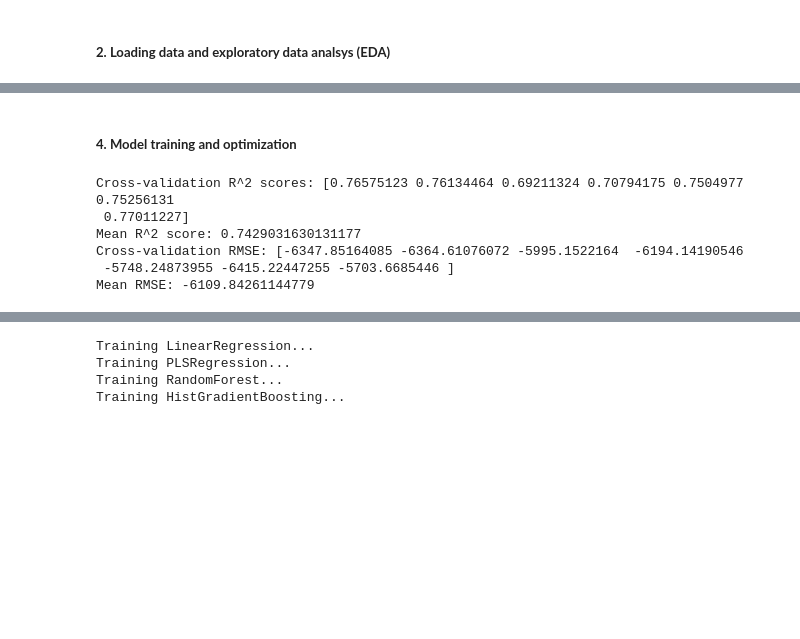
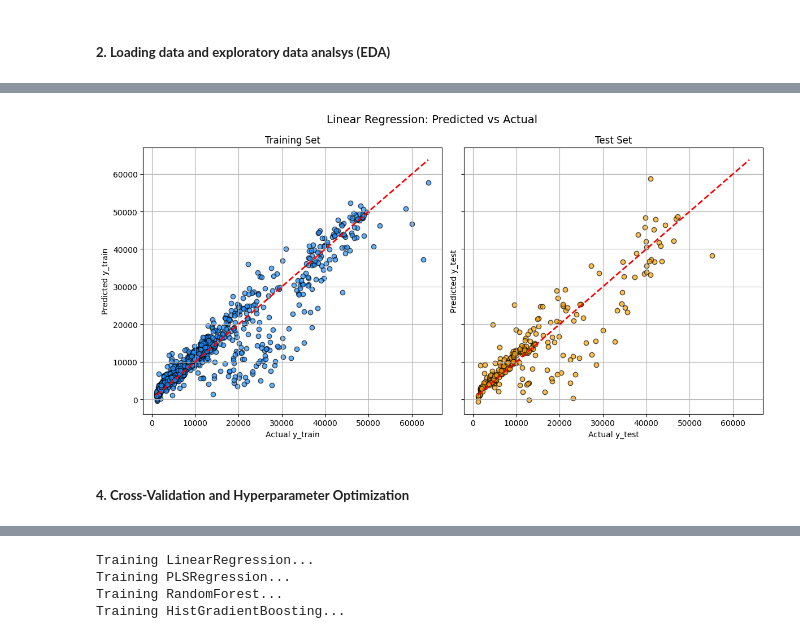
Before and after one commit to Hosseinhamedi/SWB_Predictive_Analytics_Machine_Leanring, a Jupyter notebook: notebooks/Linear_regression.ipynb, the cells around one changed output, grey strips where cells are left out. Saved outputs shown, nothing was run; the diff lists cells and outputs as text; code cells hidden in the pictures; blank space fills up the shorter version.

```diff
--- a/notebooks/Linear_regression.ipynb
+++ b/notebooks/Linear_regression.ipynb
@@ -180,33 +259,36 @@ X_test_scaled = scaler.transform(X_test)
+# %%
+# predict using the trained model
+y_pred_train = model.predict(X_train)
+y_pred_test = model.predict(X_test)
+
+# Plot predicted vs actual
+fig, axes = plt.subplots(1, 2, figsize=(12, 6), sharex=True, sharey=True)
+
+# Define common limits for both plots
+y_min = min(y_train.min(), y_test.min())
+y_max = max(y_train.max(), y_test.max())
+
+# --- Left: Training set ---
+axes[0].scatter(y_train, y_pred_train, color="dodgerblue", alpha=0.7, edgecolor="k")
+axes[0].plot([y_min, y_max], [y_min, y_max], 'r--', lw=2)
+axes[0].set_title("Training Set")
+axes[0].set_xlabel("Actual y_train")
+axes[0].set_ylabel("Predicted y_train")
+axes[0].grid(True)
+
+# --- Right: Test set ---
+axes[1].scatter(y_test, y_pred_test, color="orange", alpha=0.7, edgecolor="k")
+axes[1].plot([y_min, y_max], [y_min, y_max], 'r--', lw=2)
+axes[1].set_title("Test Set")
+axes[1].set_xlabel("Actual y_test")
+axes[1].set_ylabel("Predicted y_test")
+axes[1].grid(True)
+
+# Overall title and layout
+fig.suptitle("Linear Regression: Predicted vs Actual", fontsize=14)
+plt.tight_layout()
+plt.show()
+# %% [output]
+[figure, added]
 # %% [markdown]
-##### **4. Model training and optimization**
+##### **4. Cross-Validation and Hyperparameter Optimization**
-# %%
-# define metrics that is used to evaluate models' training
-scoring = {
-    'R2': make_scorer(r2_score),
-    'MAE': make_scorer(mean_absolute_error),
-    'MSE': make_scorer(mean_squared_error),
-    'RMSE': make_scorer(lambda y_true, y_pred: np.sqrt(mean_squared_error(y_true, y_pred)))
-}
-
-# define cross-validation procedure.
-# cross-validation technique is used to find optimal modelling parameters and to avoid issues such as overfitting.
-# for more information goto: https://scikit-learn.org/stable/modules/cross_validation.html
-cv = KFold(n_splits=7, shuffle=True, random_state=99)
-
-# initialize the Linear
-lr = LinearRegression()
-
-# cross-validation on training set
-cv_scores_lr_r2 = cross_val_score(lr, X_train_scaled, y_train, cv=cv, scoring='r2')
-cv_scores_lr_rmse = cross_val_score(lr, X_train_scaled, y_train, cv=cv, scoring='neg_root_mean_squared_error')
-print("Cross-validation R^2 scores:", cv_scores_lr_r2)
-print("Mean R^2 score:", np.mean(cv_scores_lr_r2))
-print("Cross-validation RMSE:", cv_scores_lr_rmse)
-print("Mean RMSE:", np.mean(cv_scores_lr_rmse))
-# %% [output]
-Cross-validation R^2 scores: [0.76575123 0.76134464 0.69211324 0.70794175 0.7504977  0.75256131
- 0.77011227]
-Mean R^2 score: 0.7429031630131177
-Cross-validation RMSE: [-6347.85164085 -6364.61076072 -5995.1522164  -6194.14190546
- -5748.24873955 -6415.22447255 -5703.6685446 ]
-Mean RMSE: -6109.84261144779
```
Also changed, not shown: parts of 36 cells of this notebook.
